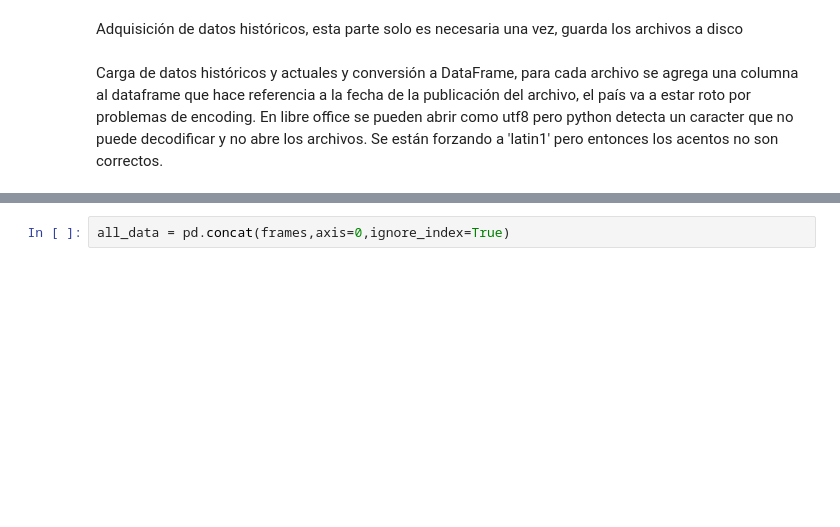
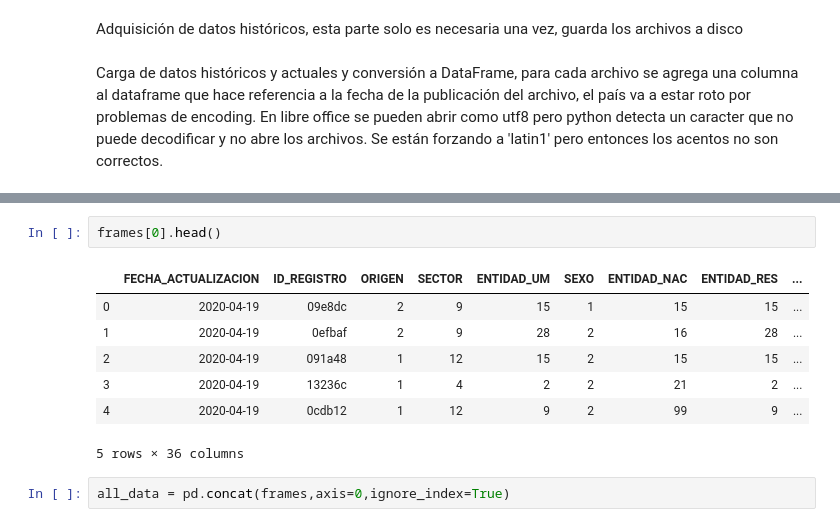
Before and after one commit to chekos/covid_plots, a Jupyter notebook: notebooks/historias.ipynb, the cells around one changed output, grey strips where cells are left out. Cells and saved outputs as stored; diff of their text form; blank space fills up the shorter version.

```diff
--- a/notebooks/historias.ipynb
+++ b/notebooks/historias.ipynb
@@ -34,3 +40,13 @@ len(frames)
+# %%
+frames[0].head()
+# %% [output]
+|  | FECHA_ACTUALIZACION | ID_REGISTRO | ORIGEN | SECTOR | ENTIDAD_UM | SEXO | ENTIDAD_NAC | ENTIDAD_RES | ... |
+| 0 | 2020-04-19 | 09e8dc | 2 | 9 | 15 | 1 | 15 | 15 | ... |
+| 1 | 2020-04-19 | 0efbaf | 2 | 9 | 28 | 2 | 16 | 28 | ... |
+| 2 | 2020-04-19 | 091a48 | 1 | 12 | 15 | 2 | 15 | 15 | ... |
+| 3 | 2020-04-19 | 13236c | 1 | 4 | 2 | 2 | 21 | 2 | ... |
+| 4 | 2020-04-19 | 0cdb12 | 1 | 12 | 9 | 2 | 99 | 9 | ... |
+5 rows × 36 columns
 # %%
 all_data = pd.concat(frames,axis=0,ignore_index=True)
 # %% [markdown]
```
Also changed, not shown: parts of 22 cells of this notebook.
